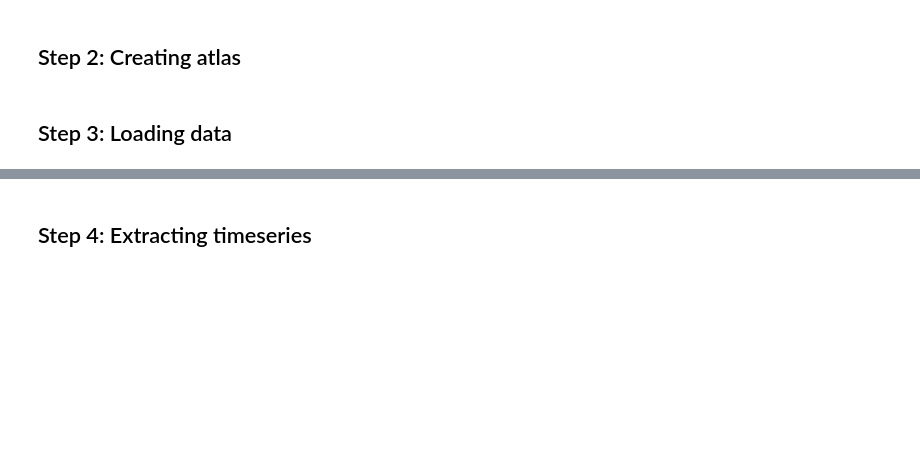
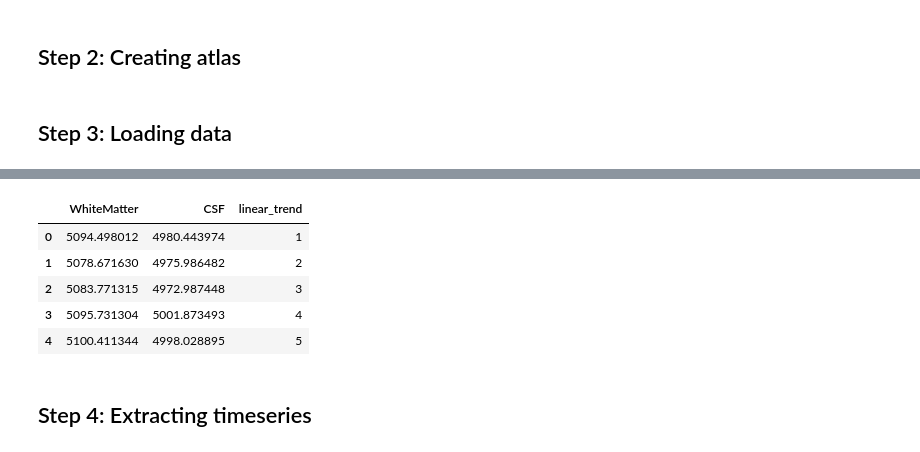
Before and after one commit to kfinc/functional_connectivity_in_python, a Jupyter notebook: LearningBrain_denoising_and_FC_estimation.ipynb, the cells around one changed output, grey strips where cells are left out. Drawn from its saved outputs; the diff is of its cells as text; code cells hidden in the pictures; blank space fills up the shorter version.

```diff
--- a/LearningBrain_denoising_and_FC_estimation.ipynb
+++ b/LearningBrain_denoising_and_FC_estimation.ipynb
@@ -96,3 +60,18 @@ conf
+# %%
+# Loading confound data
+
+confounds_clean_path = sub_dir + 'confounds_ica_aroma.csv'
+#confounds_clean_path = sub_dir + 'confounds_acompcor.csv'
+
+conf = pd.read_csv(confounds_clean_path)
+conf.head()
+# %% [output]
+|  | WhiteMatter | CSF | linear_trend |
+| 0 | 5094.498012 | 4980.443974 | 1 |
+| 1 | 5078.671630 | 4975.986482 | 2 |
+| 2 | 5083.771315 | 4972.987448 | 3 |
+| 3 | 5095.731304 | 5001.873493 | 4 |
+| 4 | 5100.411344 | 4998.028895 | 5 |
 # %% [markdown]
 Step 4: Extracting timeseries
 -----------------------------------------------
```
Also changed, not shown: parts of 2 cells of this notebook.
